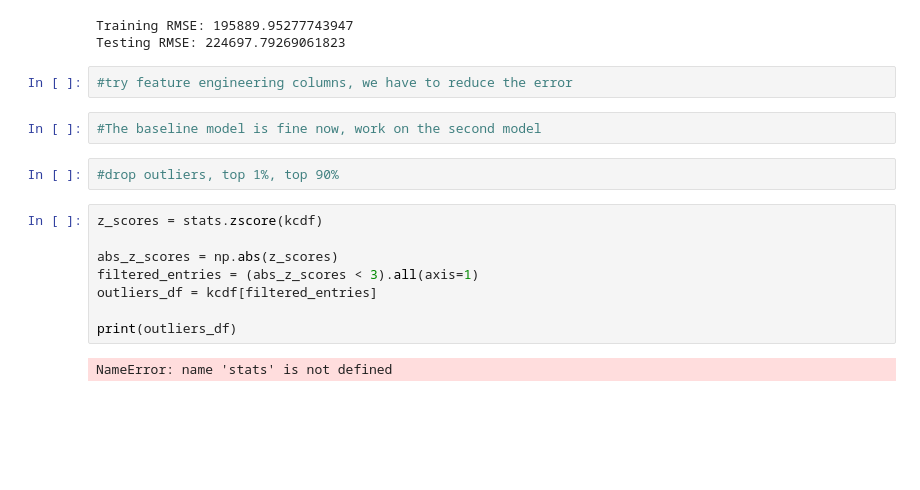
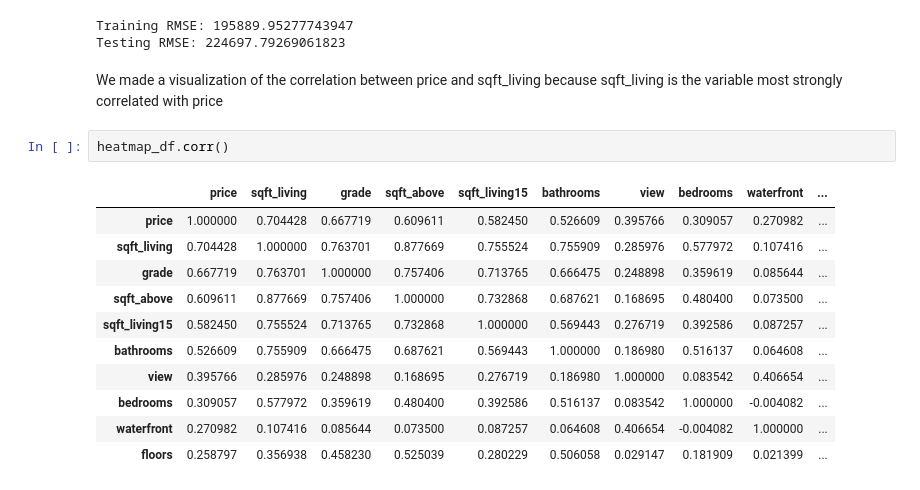
Before and after one commit to learn-co-students/bsc-phase-two-project, a Jupyter notebook: notebooks/exploratory/colette/colette_first_project2_notebook.ipynb, the cells around one changed output. Cells and saved outputs as stored; diff of their text form; blank space fills up the shorter version.

```diff
--- a/notebooks/exploratory/colette/colette_first_project2_notebook.ipynb
+++ b/notebooks/exploratory/colette/colette_first_project2_notebook.ipynb
@@ -478,19 +367,19 @@ print('Testing RMSE: {}'.format(np.sqrt(mse(y_test2, test_preds2))))
 # %% [output]
 Training RMSE: 195889.95277743947
 Testing RMSE: 224697.79269061823
-# %%
-#try feature engineering columns, we have to reduce the error
-# %%
-#The baseline model is fine now, work on the second model
-# %%
-#drop outliers, top 1%, top 90%
-# %%
-z_scores = stats.zscore(kcdf)
-
-abs_z_scores = np.abs(z_scores)
-filtered_entries = (abs_z_scores < 3).all(axis=1)
-outliers_df = kcdf[filtered_entries]
-
-print(outliers_df)
-# %% [output]
-NameError: name 'stats' is not defined
+# %% [markdown]
+We made a visualization of the correlation between price and sqft_living because sqft_living is the variable most strongly correlated with price
+# %%
+heatmap_df.corr()
+# %% [output]
+|  | price | sqft_living | grade | sqft_above | sqft_living15 | bathrooms | view | bedrooms | waterfront | ... |
+| price | 1.000000 | 0.704428 | 0.667719 | 0.609611 | 0.582450 | 0.526609 | 0.395766 | 0.309057 | 0.270982 | ... |
+| sqft_living | 0.704428 | 1.000000 | 0.763701 | 0.877669 | 0.755524 | 0.755909 | 0.285976 | 0.577972 | 0.107416 | ... |
+| grade | 0.667719 | 0.763701 | 1.000000 | 0.757406 | 0.713765 | 0.666475 | 0.248898 | 0.359619 | 0.085644 | ... |
+| sqft_above | 0.609611 | 0.877669 | 0.757406 | 1.000000 | 0.732868 | 0.687621 | 0.168695 | 0.480400 | 0.073500 | ... |
+| sqft_living15 | 0.582450 | 0.755524 | 0.713765 | 0.732868 | 1.000000 | 0.569443 | 0.276719 | 0.392586 | 0.087257 | ... |
+| bathrooms | 0.526609 | 0.755909 | 0.666475 | 0.687621 | 0.569443 | 1.000000 | 0.186980 | 0.516137 | 0.064608 | ... |
+| view | 0.395766 | 0.285976 | 0.248898 | 0.168695 | 0.276719 | 0.186980 | 1.000000 | 0.083542 | 0.406654 | ... |
+| bedrooms | 0.309057 | 0.577972 | 0.359619 | 0.480400 | 0.392586 | 0.516137 | 0.083542 | 1.000000 | -0.004082 | ... |
+| waterfront | 0.270982 | 0.107416 | 0.085644 | 0.073500 | 0.087257 | 0.064608 | 0.406654 | -0.004082 | 1.000000 | ... |
+| floors | 0.258797 | 0.356938 | 0.458230 | 0.525039 | 0.280229 | 0.506058 | 0.029147 | 0.181909 | 0.021399 | ... |
```
Also changed, not shown: parts of 37 cells of this notebook, 3 other files.
